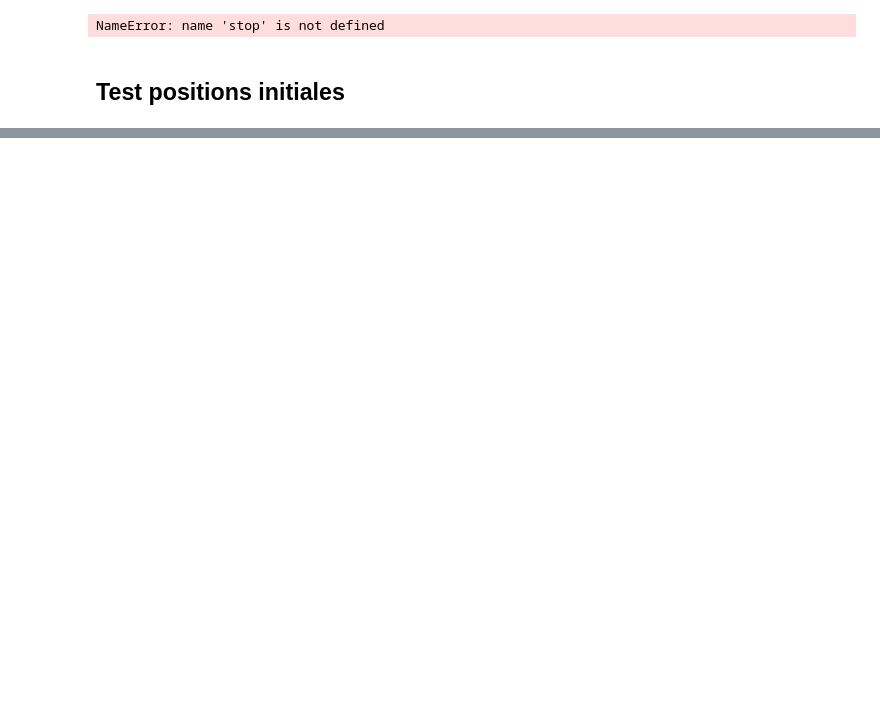
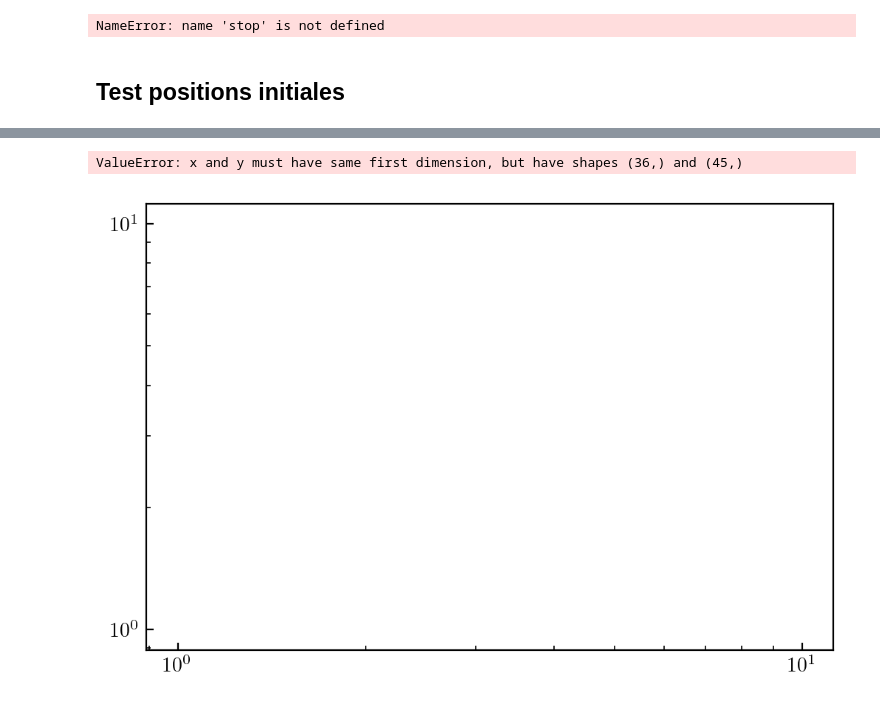
Before and after one commit to ElodieMillan/Brownian-particle-near-wall, a Jupyter notebook: Optimisation_experimental_C4/Verification_double_mur.ipynb, the cells around one changed output, grey strips where cells are left out. Saved outputs shown, nothing was run; the diff lists cells and outputs as text; code cells hidden in the pictures; blank space fills up the shorter version.

Commit message:
blabla

```diff
--- a/Optimisation_experimental_C4/Verification_double_mur.ipynb
+++ b/Optimisation_experimental_C4/Verification_double_mur.ipynb
@@ -392,0 +440,7 @@ plt.legend()
+# %%
+data = np.loadtxt("blabla.csv", delimiter = ",")
+# %%
+plt.loglog(tau4, np.mean( data, axis=0), "o")
+# %% [output]
+ValueError: x and y must have same first dimension, but have shapes (36,) and (45,)
+[figure, added]
```
Also changed, not shown: parts of 15 cells of this notebook, 13 other files.
